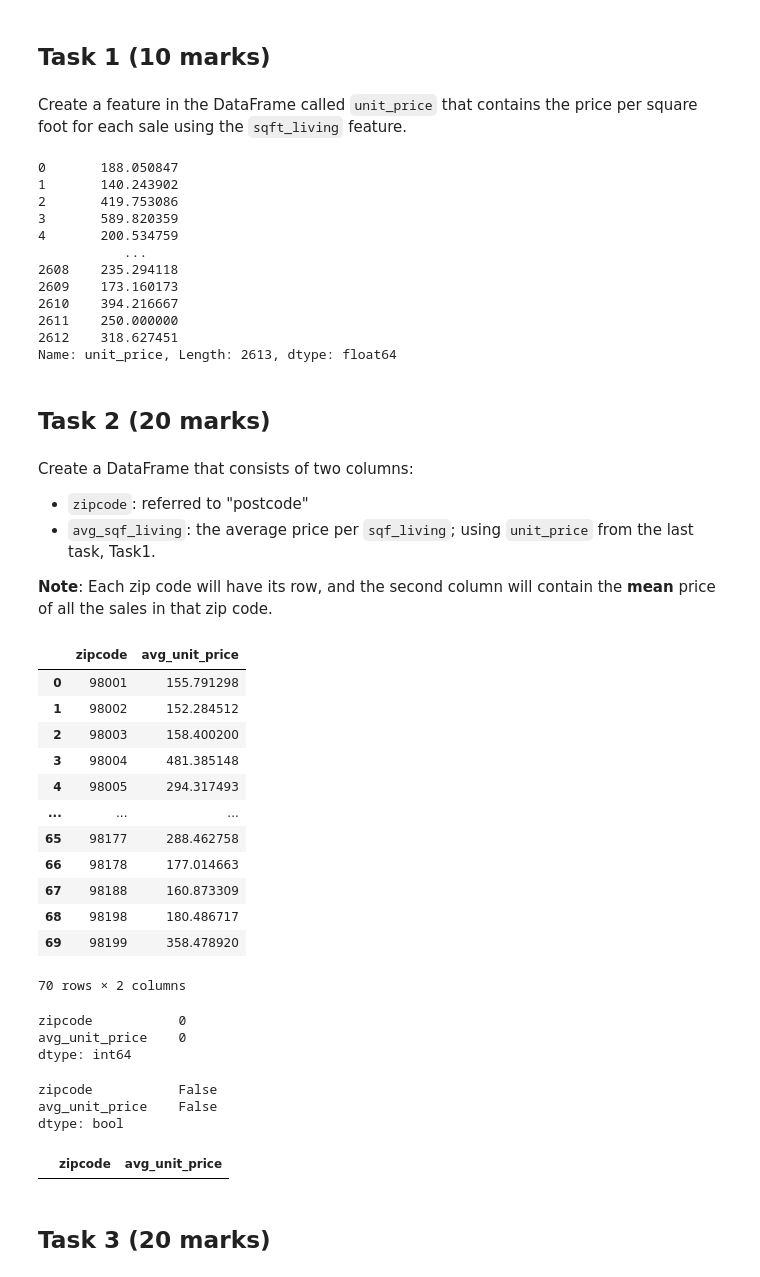
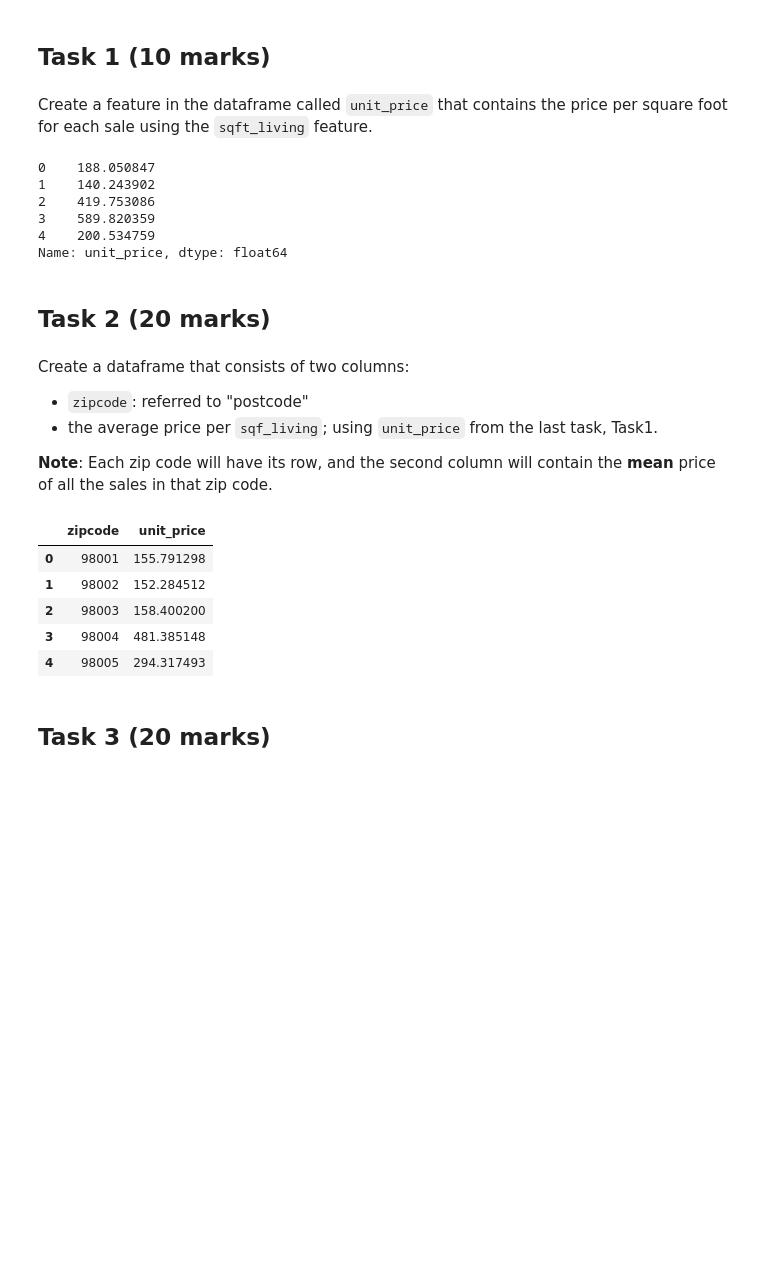
Before and after one commit to patorsiang/COMP8270-Programming-for-Artificial-Intelligence, a Jupyter notebook: assessment/4/index.ipynb, the cells around one changed output. Cells and saved outputs as stored; diff of their text form; code cells hidden in the pictures; blank space fills up the shorter version.

```diff
--- a/assessment/4/index.ipynb
+++ b/assessment/4/index.ipynb
@@ -115,66 +119,36 @@ df[df.duplicated()]
 # %% [markdown]
 ## Task 1 (10 marks)
 # %% [markdown]
-Create a feature in the DataFrame called `unit_price` that contains the price per square foot for each sale using the `sqft_living` feature.
+Create a feature in the dataframe called `unit_price` that contains the price per square foot for each sale using the `sqft_living` feature.
 # %%
 df["unit_price"] = df["price"] / df["sqft_living"]
-df["unit_price"]
+df["unit_price"].head()
 # %% [output]
-0       188.050847
-1       140.243902
-2       419.753086
-3       589.820359
-4       200.534759
-           ...
-2608    235.294118
-2609    173.160173
-2610    394.216667
-2611    250.000000
-2612    318.627451
-Name: unit_price, Length: 2613, dtype: float64
+0    188.050847
+1    140.243902
+2    419.753086
+3    589.820359
+4    200.534759
+Name: unit_price, dtype: float64
 # %% [markdown]
 ## Task 2 (20 marks)
 # %% [markdown]
-Create a DataFrame that consists of two columns:
+Create a dataframe that consists of two columns:
 
 - `zipcode`: referred to "postcode"
-- `avg_sqf_living`: the average price per `sqf_living`; using `unit_price` from the last task, Task1.
+- the average price per `sqf_living`; using `unit_price` from the last task, Task1.
 
 **Note**: Each zip code will have its row, and the second column will contain the **mean** price of all the sales in that zip code.
 # %%
 avg_price_zipcode_df = df.groupby("zipcode")['unit_price'].mean().reset_index()
-avg_price_zipcode_df.columns = ['zipcode', 'avg_unit_price']
-avg_price_zipcode_df
+avg_price_zipcode_df.head()
 # %% [output]
-|  | zipcode | avg_unit_price |
+|  | zipcode | unit_price |
 | 0 | 98001 | 155.791298 |
 | 1 | 98002 | 152.284512 |
 | 2 | 98003 | 158.400200 |
 | 3 | 98004 | 481.385148 |
 | 4 | 98005 | 294.317493 |
-| ... | ... | ... |
-| 65 | 98177 | 288.462758 |
-| 66 | 98178 | 177.014663 |
-| 67 | 98188 | 160.873309 |
-| 68 | 98198 | 180.486717 |
-| 69 | 98199 | 358.478920 |
-70 rows × 2 columns
-# %%
-avg_price_zipcode_df.isnull().apply(sum)
-# %% [output]
-zipcode           0
-avg_unit_price    0
-dtype: int64
-# %%
-avg_price_zipcode_df.isna().any()
-# %% [output]
-zipcode           False
-avg_unit_price    False
-dtype: bool
-# %%
-avg_price_zipcode_df[avg_price_zipcode_df.duplicated()]
-# %% [output]
-|  | zipcode | avg_unit_price |
 # %% [markdown]
 ## Task 3 (20 marks)
 # %% [markdown]
```
Also changed, not shown: parts of 20 cells of this notebook.
